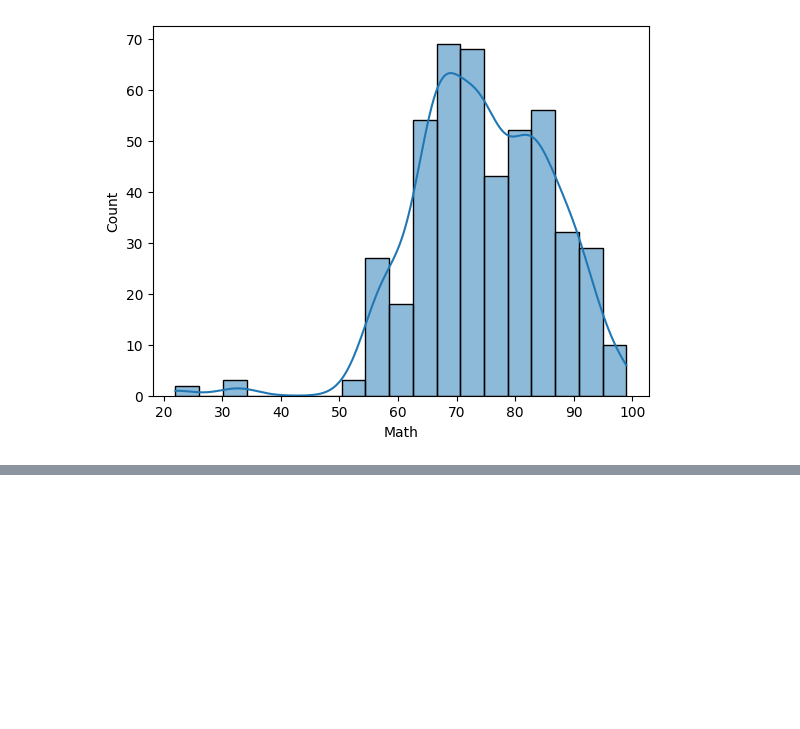
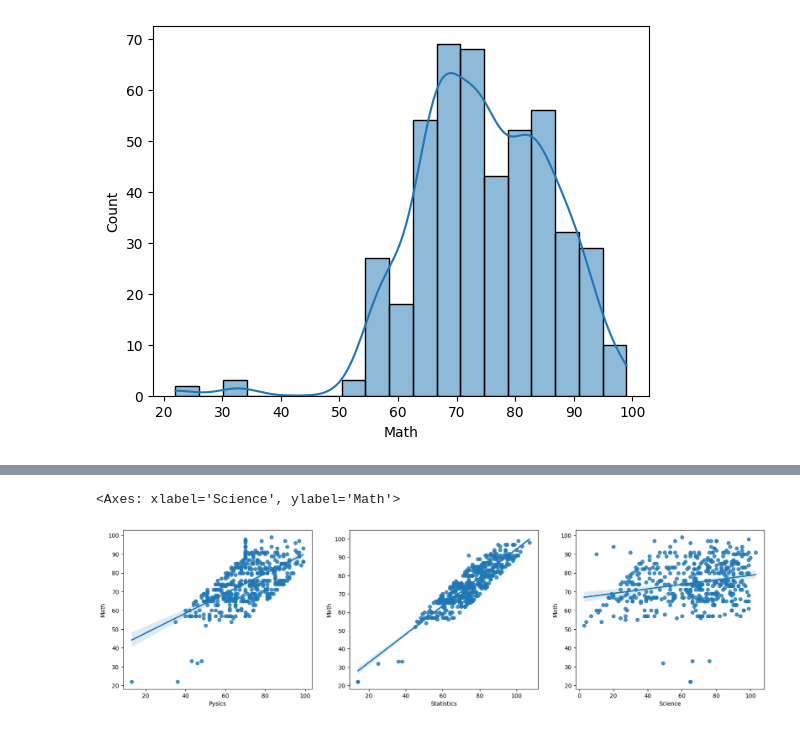
Before and after one commit to inixrust/datasets, a Jupyter notebook: Day3.ipynb, the cells around one changed output, grey strips where cells are left out. Cells and saved outputs as stored; diff of their text form; code cells hidden in the pictures; blank space fills up the shorter version.

```diff
--- a/Day3.ipynb
+++ b/Day3.ipynb
@@ -195,0 +210,9 @@ plt.savefig("histogram math.png")
+# %%
+# Membuat scatterplot setiap fitur (selain Math) terhadap target (Math)
+fig, axis = plt.subplots(1, 3, figsize=(20, 5))
+sns.regplot(data=df, x='Pysics', y='Math', ax=axis[0])
+sns.regplot(data=df, x='Statistics', y='Math', ax=axis[1])
+sns.regplot(data=df, x='Science', y='Math', ax=axis[2])
+# %% [output]
+<Axes: xlabel='Science', ylabel='Math'>
+[figure, added]
```
Also changed, not shown: parts of 9 cells of this notebook.
